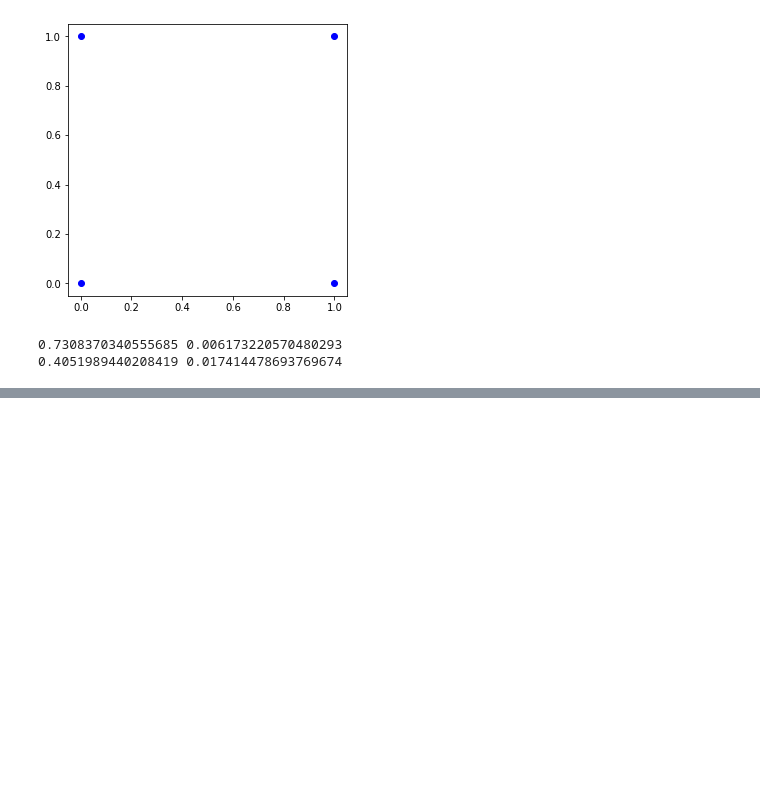
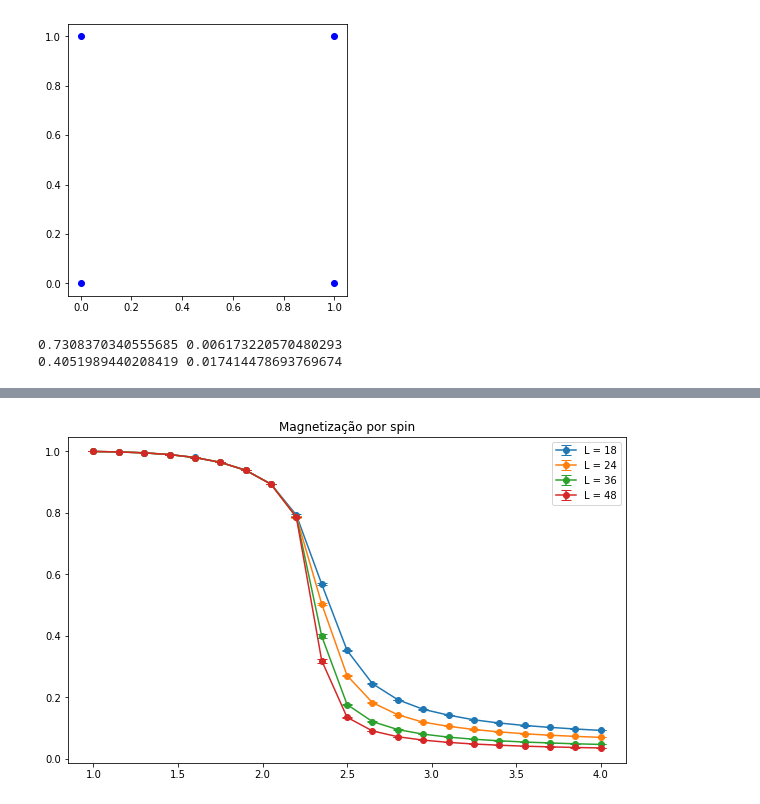
Before and after one commit to AlantheBenign/Fisica-Computacional-Informacao-e-Complexidade, a Jupyter notebook: Aula 5 - Modelo de Ising/Modelo de Ising - Calor específico e Susceptibilidade.ipynb, the cells around one changed output, grey strips where cells are left out. Drawn from its saved outputs; the diff is of its cells as text; code cells hidden in the pictures; blank space fills up the shorter version.

```diff
--- a/Aula 5 - Modelo de Ising/Modelo de Ising - Calor específico e Susceptibilidade.ipynb
+++ b/Aula 5 - Modelo de Ising/Modelo de Ising - Calor específico e Susceptibilidade.ipynb
@@ -366,0 +367,11 @@ plt.show()
+# %%
+plt.figure(figsize=(10,6))
+plt.title("Magnetização por spin")
+plt.errorbar(temps, mags[0], yerr=erros_mag[0], capsize=5, label="L = 18",fmt='-o')
+plt.errorbar(temps, mags[1], yerr=erros_mag[1], capsize=5, label="L = 24",fmt='-o')
+plt.errorbar(temps, mags[2], yerr=erros_mag[2], capsize=5, label="L = 36",fmt='-o')
+plt.errorbar(temps, mags[3], yerr=erros_mag[3], capsize=5, label="L = 48",fmt='-o')
+plt.legend()
+plt.show()
+# %% [output]
+[figure, added]
```
Also changed, not shown: parts of 6 cells of this notebook.
